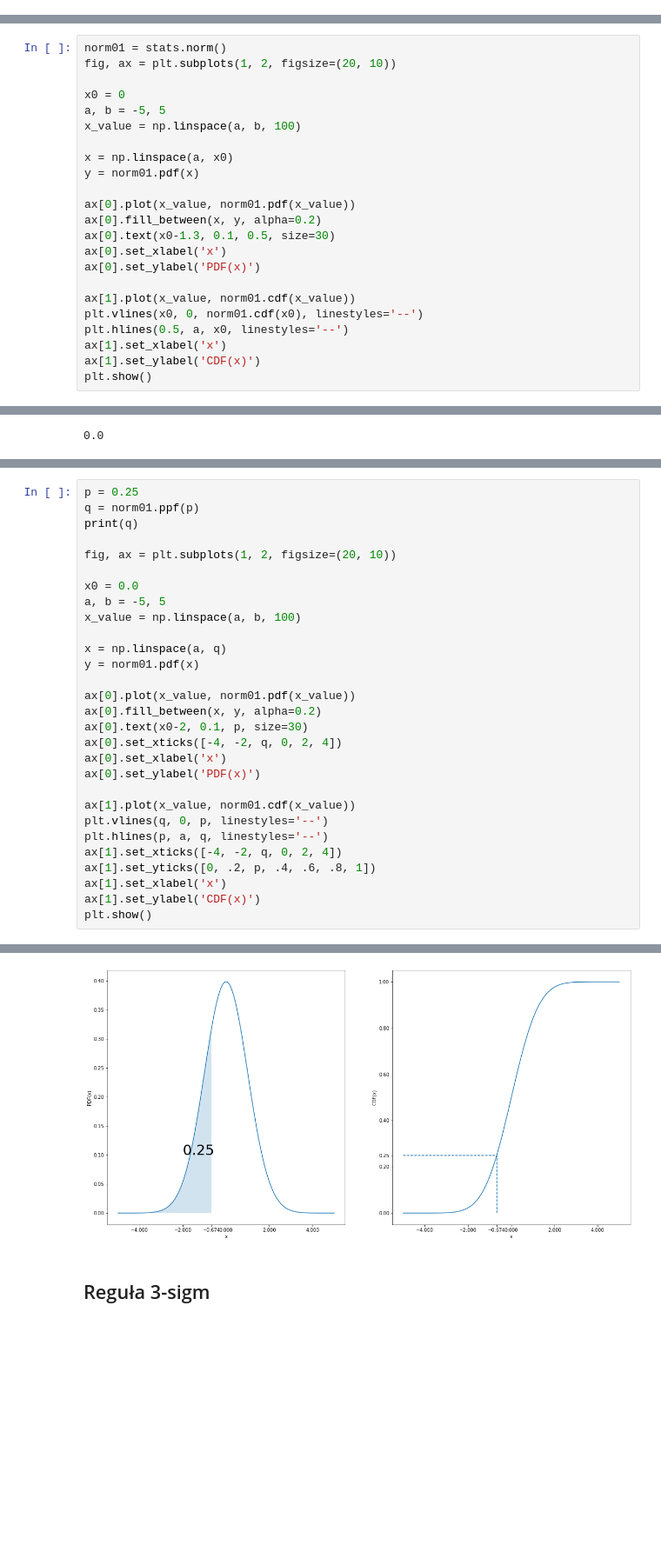
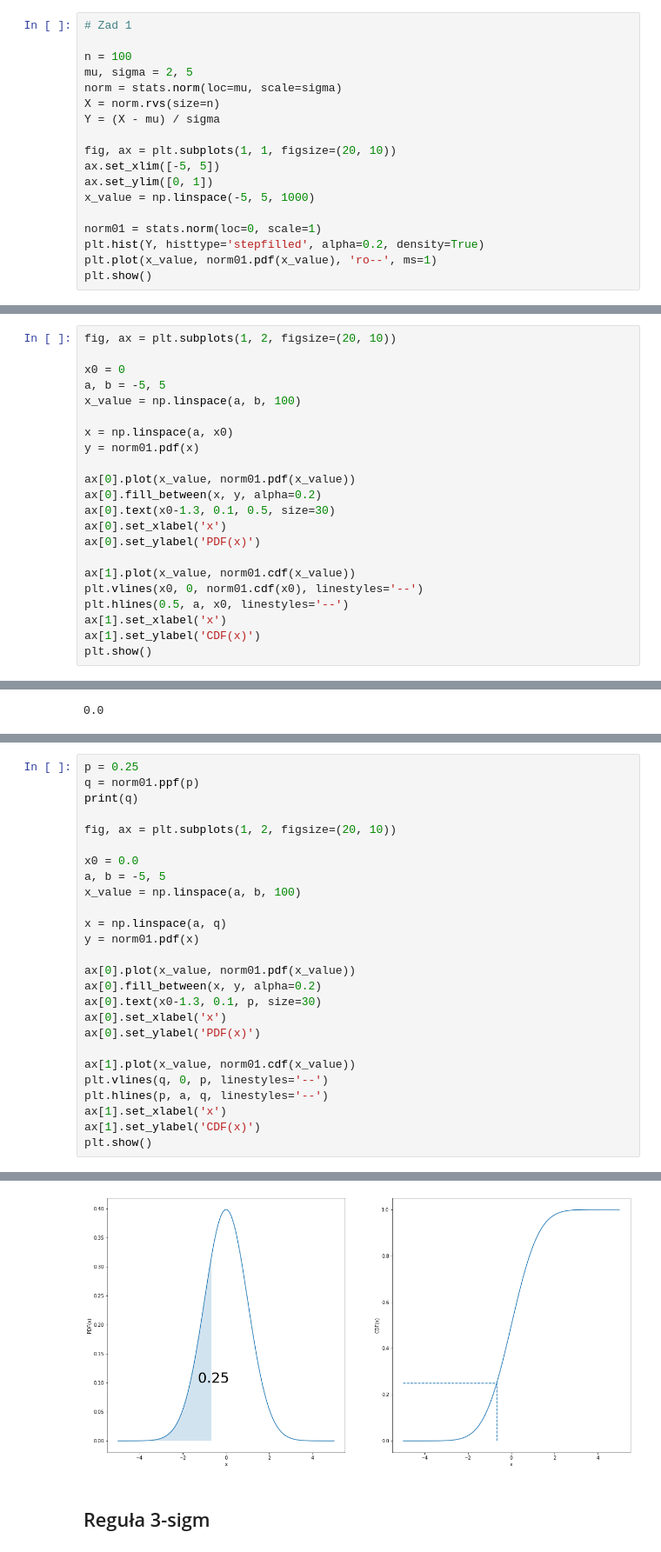
Before and after one commit to mdabrowski-phd/ds250223_stat, a Jupyter notebook: 02_rachunek_prawdopodobienstwa/05_rozklad_normalny.ipynb, the cells around one changed output, grey strips where cells are left out. Shown at 87% size. Drawn from its saved outputs; the diff is of its cells as text; blank space fills up the shorter version.

```diff
--- a/02_rachunek_prawdopodobienstwa/05_rozklad_normalny.ipynb
+++ b/02_rachunek_prawdopodobienstwa/05_rozklad_normalny.ipynb
@@ -38,3 +129,21 @@ Własność ta jest o tyle istotna, że rozkład $\mathcal{N}(0, 1)$ zwany \text
 Sprawdzić empirycznie następujące własności:
 1. Jeśli $X_1, \ldots, X_n$ będzie próbą z rozkładu normalnego $\mathcal{N}(\mu,\sigma)$ to próba $Y_1, \ldots, Y_n$, gdzie $Y_i = \frac{X_i-\mu}{\sigma}$, będzie probą z rozkładu $\mathcal{N}(0,1)$.
 2. Jeśli $X_1, \ldots, X_n$ będzie próbą z rozkładu normalnego $\mathcal{N}(\mu,\sigma)$, to $\overline{X}$ pochodzi z rozkładu normalnego $\mathcal{N}(\mu, \frac{\sigma}{\sqrt{n}}).$
+# %%
+# Zad 1
+
+n = 100
+mu, sigma = 2, 5
+norm = stats.norm(loc=mu, scale=sigma)
+X = norm.rvs(size=n)
+Y = (X - mu) / sigma
+
+fig, ax = plt.subplots(1, 1, figsize=(20, 10))
+ax.set_xlim([-5, 5])
+ax.set_ylim([0, 1])
+x_value = np.linspace(-5, 5, 1000)
+
+norm01 = stats.norm(loc=0, scale=1)
+plt.hist(Y, histtype='stepfilled', alpha=0.2, density=True)
+plt.plot(x_value, norm01.pdf(x_value), 'ro--', ms=1)
+plt.show()
@@ -47,7 +177,6 @@ $$
 $$
 dla $x\in\mathbb{R}$.
 # %%
-norm01 = stats.norm()
 fig, ax = plt.subplots(1, 2, figsize=(20, 10))
 
 x0 = 0
@@ -207,35 +414,32 @@ plt.show()
 # %%
 p = 0.25
 q = norm01.ppf(p)
 print(q)
 
 fig, ax = plt.subplots(1, 2, figsize=(20, 10))
 
 x0 = 0.0
 a, b = -5, 5
 x_value = np.linspace(a, b, 100)
 
 x = np.linspace(a, q)
 y = norm01.pdf(x)
 
 ax[0].plot(x_value, norm01.pdf(x_value))
 ax[0].fill_between(x, y, alpha=0.2)
-ax[0].text(x0-2, 0.1, p, size=30)
-ax[0].set_xticks([-4, -2, q, 0, 2, 4])
+ax[0].text(x0-1.3, 0.1, p, size=30)
 ax[0].set_xlabel('x')
 ax[0].set_ylabel('PDF(x)')
 
 ax[1].plot(x_value, norm01.cdf(x_value))
 plt.vlines(q, 0, p, linestyles='--')
 plt.hlines(p, a, q, linestyles='--')
-ax[1].set_xticks([-4, -2, q, 0, 2, 4])
-ax[1].set_yticks([0, .2, p, .4, .6, .8, 1])
 ax[1].set_xlabel('x')
 ax[1].set_ylabel('CDF(x)')
 plt.show()
 # %% [output]
 -0.6744897501960817
-[figure, old version]
+[figure, new version]
 # %% [markdown]
 ## Reguła 3-sigm
 # %%
```
Also changed, not shown: parts of 25 cells of this notebook, 3 other files.
